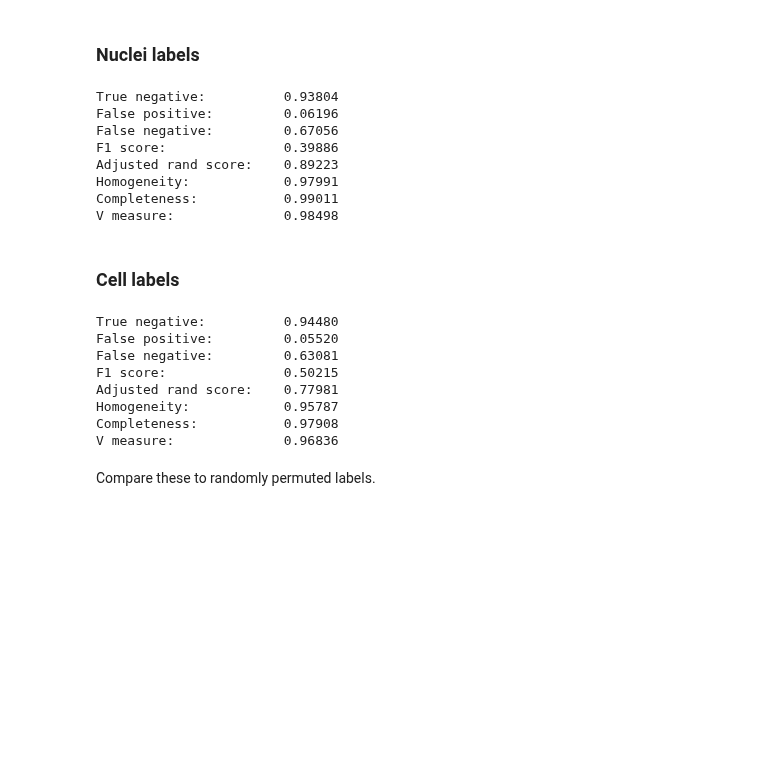
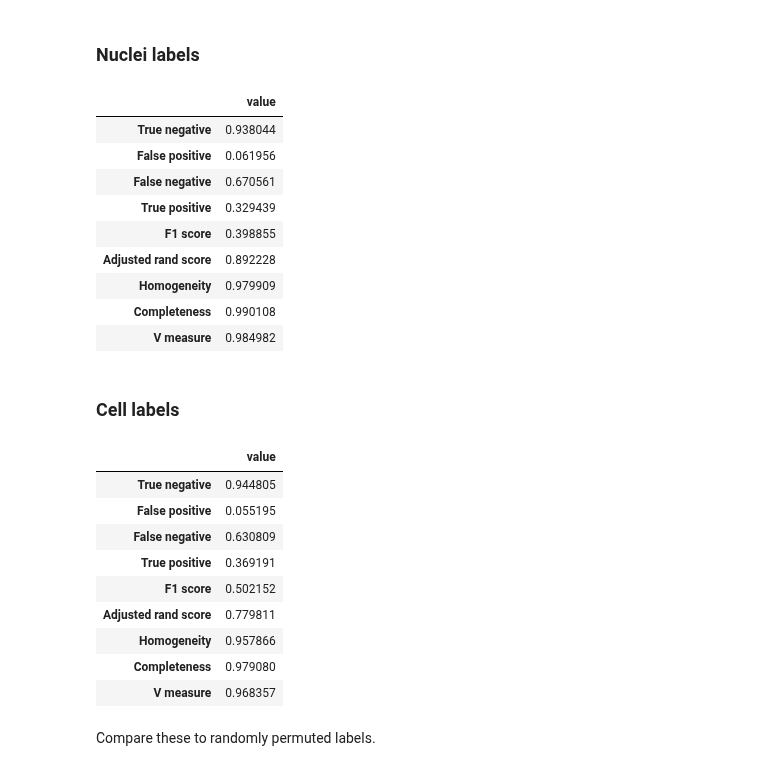
Before and after one commit to aristoteleo/spateo-notebooks, a Jupyter notebook: segmentation/SS200000135_label_statistics.ipynb, the cells around one changed output. Saved outputs shown, nothing was run; the diff lists cells and outputs as text; code cells hidden in the pictures; blank space fills up the shorter version.

Commit message:
use pandas dataframes to display label stats

```diff
--- a/segmentation/SS200000135_label_statistics.ipynb
+++ b/segmentation/SS200000135_label_statistics.ipynb
@@ -59,47 +59,57 @@ Consider the segmentation problem as a pixel classification problem.
 # %%
 stain_labels = seg_adata.layers['stain_labels'][seg_adata.X.A > 0]
 unspliced_labels = seg_adata.layers['unspliced_labels'][seg_adata.X.A > 0]
-tn, fp, fn, tp, f1, ars, h, c, v = compute_stats(stain_labels, unspliced_labels)
-print(f'True negative:\t\t{tn:.5f}')
-print(f'False positive:\t\t{fp:.5f}')
-print(f'False negative:\t\t{fn:.5f}')
-print(f'F1 score:\t\t{f1:.5f}')
-print(f'Adjusted rand score:\t{ars:.5f}')
-print(f'Homogeneity:\t\t{h:.5f}')
-print(f'Completeness:\t\t{c:.5f}')
-print(f'V measure:\t\t{v:.5f}')
+values = compute_stats(stain_labels, unspliced_labels)
+pd.DataFrame({'value': values}, index=[
+    'True negative',
+    'False positive',
+    'False negative',
+    'True positive',
+    'F1 score',
+    'Adjusted rand score',
+    'Homogeneity',
+    'Completeness',
+    'V measure'
+])
 # %% [output]
-True negative:          0.93804
-False positive:         0.06196
-False negative:         0.67056
-F1 score:               0.39886
-Adjusted rand score:    0.89223
-Homogeneity:            0.97991
-Completeness:           0.99011
-V measure:              0.98498
+|  | value |
+| True negative | 0.938044 |
+| False positive | 0.061956 |
+| False negative | 0.670561 |
+| True positive | 0.329439 |
+| F1 score | 0.398855 |
+| Adjusted rand score | 0.892228 |
+| Homogeneity | 0.979909 |
+| Completeness | 0.990108 |
+| V measure | 0.984982 |
 # %% [markdown]
 ### Cell labels
 # %%
 cell_labels = seg_adata.layers['cell_labels_expanded'][seg_adata.X.A > 0]
 X_labels = seg_adata.layers['X_labels_expanded'][seg_adata.X.A > 0]
-tn, fp, fn, tp, f1, ars, h, c, v = compute_stats(cell_labels, X_labels)
-print(f'True negative:\t\t{tn:.5f}')
-print(f'False positive:\t\t{fp:.5f}')
-print(f'False negative:\t\t{fn:.5f}')
-print(f'F1 score:\t\t{f1:.5f}')
-print(f'Adjusted rand score:\t{ars:.5f}')
-print(f'Homogeneity:\t\t{h:.5f}')
-print(f'Completeness:\t\t{c:.5f}')
-print(f'V measure:\t\t{v:.5f}')
+values = compute_stats(cell_labels, X_labels)
+pd.DataFrame({'value': values}, index=[
+    'True negative',
+    'False positive',
+    'False negative',
+    'True positive',
+    'F1 score',
+    'Adjusted rand score',
+    'Homogeneity',
+    'Completeness',
+    'V measure'
+])
 # %% [output]
-True negative:          0.94480
-False positive:         0.05520
-False negative:         0.63081
-F1 score:               0.50215
-Adjusted rand score:    0.77981
-Homogeneity:            0.95787
-Completeness:           0.97908
-V measure:              0.96836
+|  | value |
+| True negative | 0.944805 |
+| False positive | 0.055195 |
+| False negative | 0.630809 |
+| True positive | 0.369191 |
+| F1 score | 0.502152 |
+| Adjusted rand score | 0.779811 |
+| Homogeneity | 0.957866 |
+| Completeness | 0.979080 |
+| V measure | 0.968357 |
 # %% [markdown]
 Compare these to randomly permuted labels.
 # %%
```
Also changed, not shown: parts of 1 cell of this notebook.
